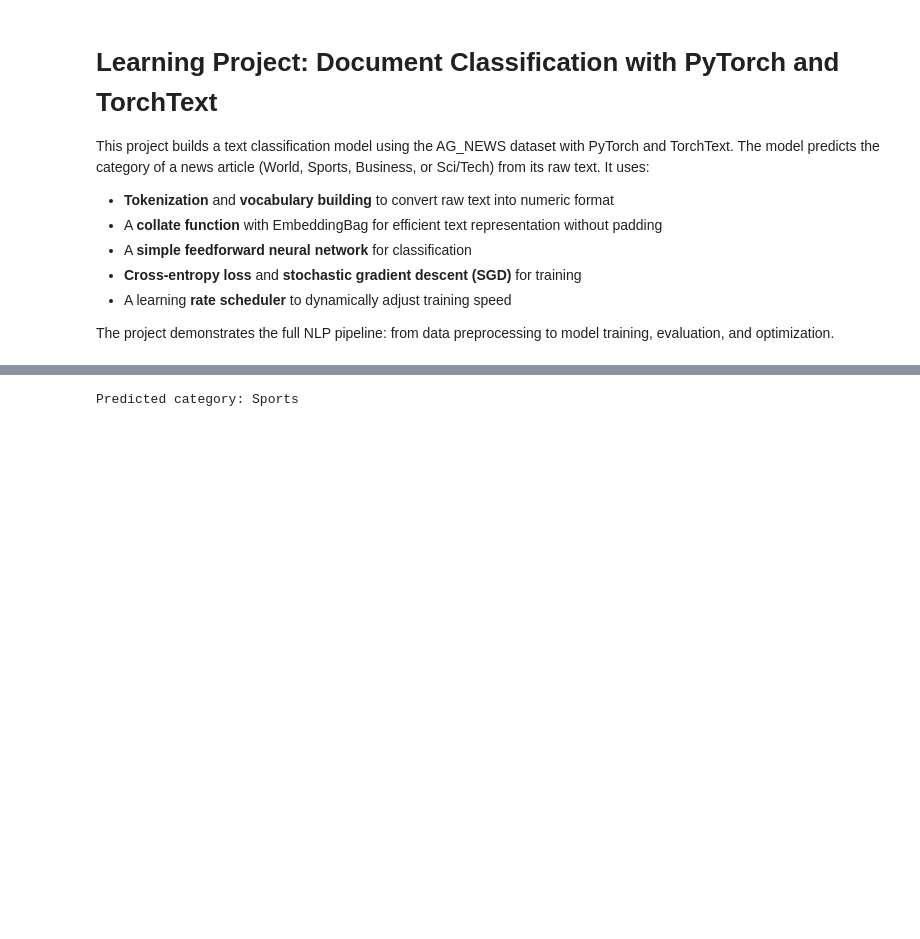
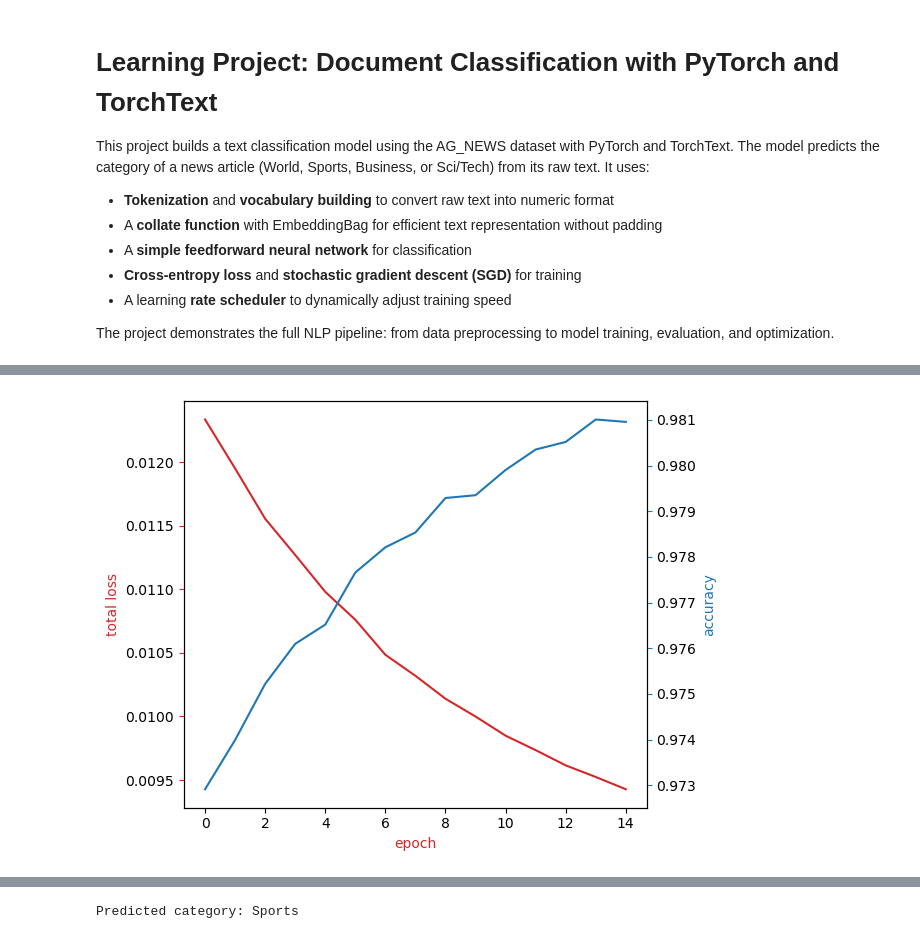
Before and after one commit to sophia626/LLM-GenAI, a Jupyter notebook: Notes/Text_Classification_torchtext.ipynb, the cells around one changed output, grey strips where cells are left out. Cells and saved outputs as stored; diff of their text form; code cells hidden in the pictures; blank space fills up the shorter version.

Commit message:
visualization

```diff
--- a/Notes/Text_Classification_torchtext.ipynb
+++ b/Notes/Text_Classification_torchtext.ipynb
@@ -113,6 +113,8 @@ optimizer = torch.optim.SGD(model.parameters(), lr = 1)
 scheduler = torch.optim.lr_scheduler.StepLR(optimizer,step_size = 1,gamma = 0.9)
 # %%
 # Model Training
+COST = []
+ACC = []
 def train(dataloder): # dataloader iterate over taining batch
     # tells the model to operate in training mode
     model.train()
@@ -148,5 +150,7 @@ for epoch in range(15):
     loss,acc = train(train_dataloader)
     # scheduler step
     scheduler.step()
+    ACC.append(acc)
+    COST.append(loss)
     print(f"Epoch {epoch+1}: Accuracy = {acc}, Loss = {loss}")
 # %% [output]
@@ -168,3 +172,24 @@ Epoch 15: Accuracy = 0.9715350877192982, Loss = 0.01279999476986808
+# %%
+import matplotlib.pyplot as plt
+def plot(COST, ACC):
+    fig, ax1 = plt.subplots()
+    color = 'tab:red'
+    ax1.plot(COST, color=color)
+    ax1.set_xlabel('epoch', color=color)
+    ax1.set_ylabel('total loss', color=color)
+    ax1.tick_params(axis='y', color=color)
+
+    ax2 = ax1.twinx()
+    color = 'tab:blue'
+    ax2.set_ylabel('accuracy', color=color)
+    ax2.plot(ACC, color=color)
+    ax2.tick_params(axis='y', color=color)
+    fig.tight_layout()
+    plt.show()
+
+plot(COST, ACC)
+# %% [output]
+[figure, added]
 # %%
 # evaluation
 def evaluate(dataloader):
```
Also changed, not shown: parts of 2 cells of this notebook, 2 other files.
